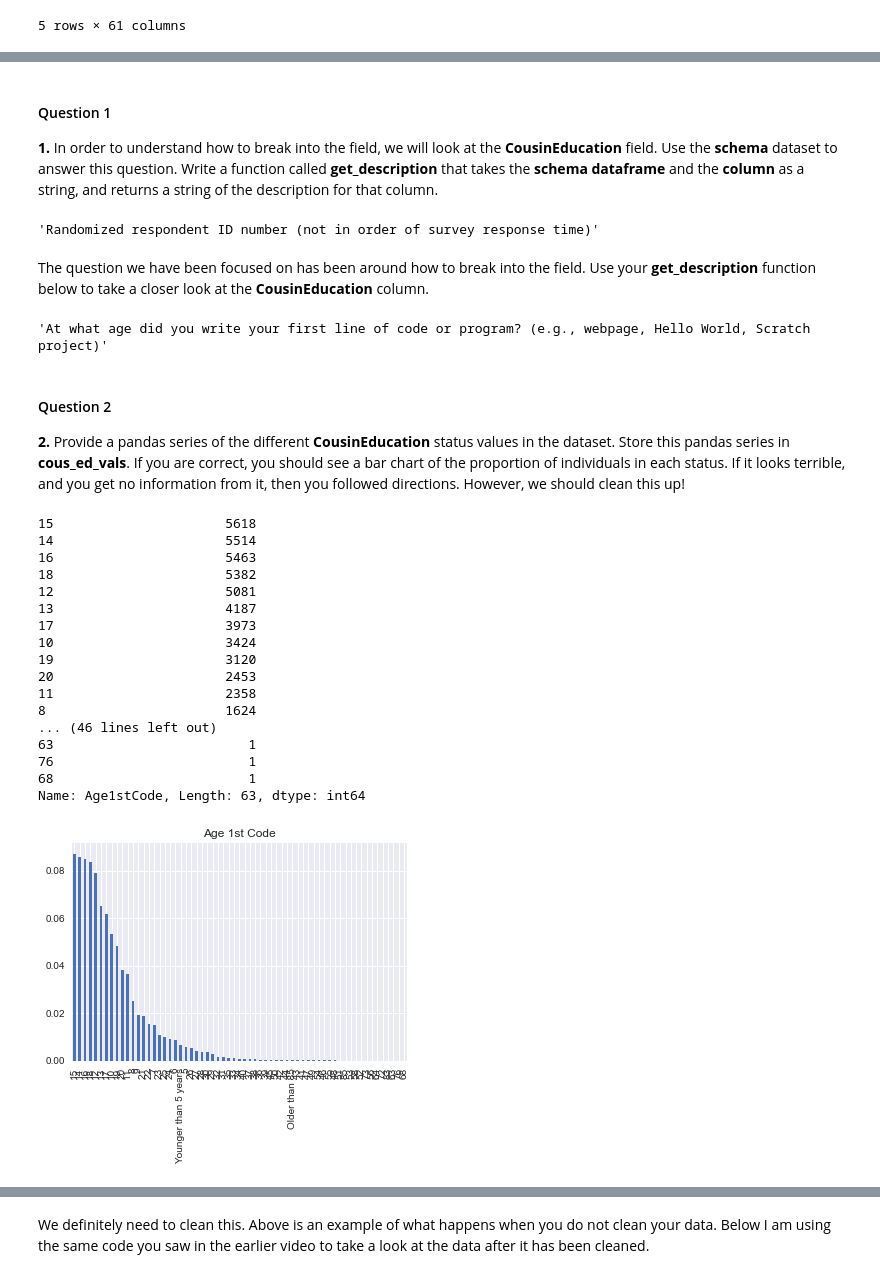
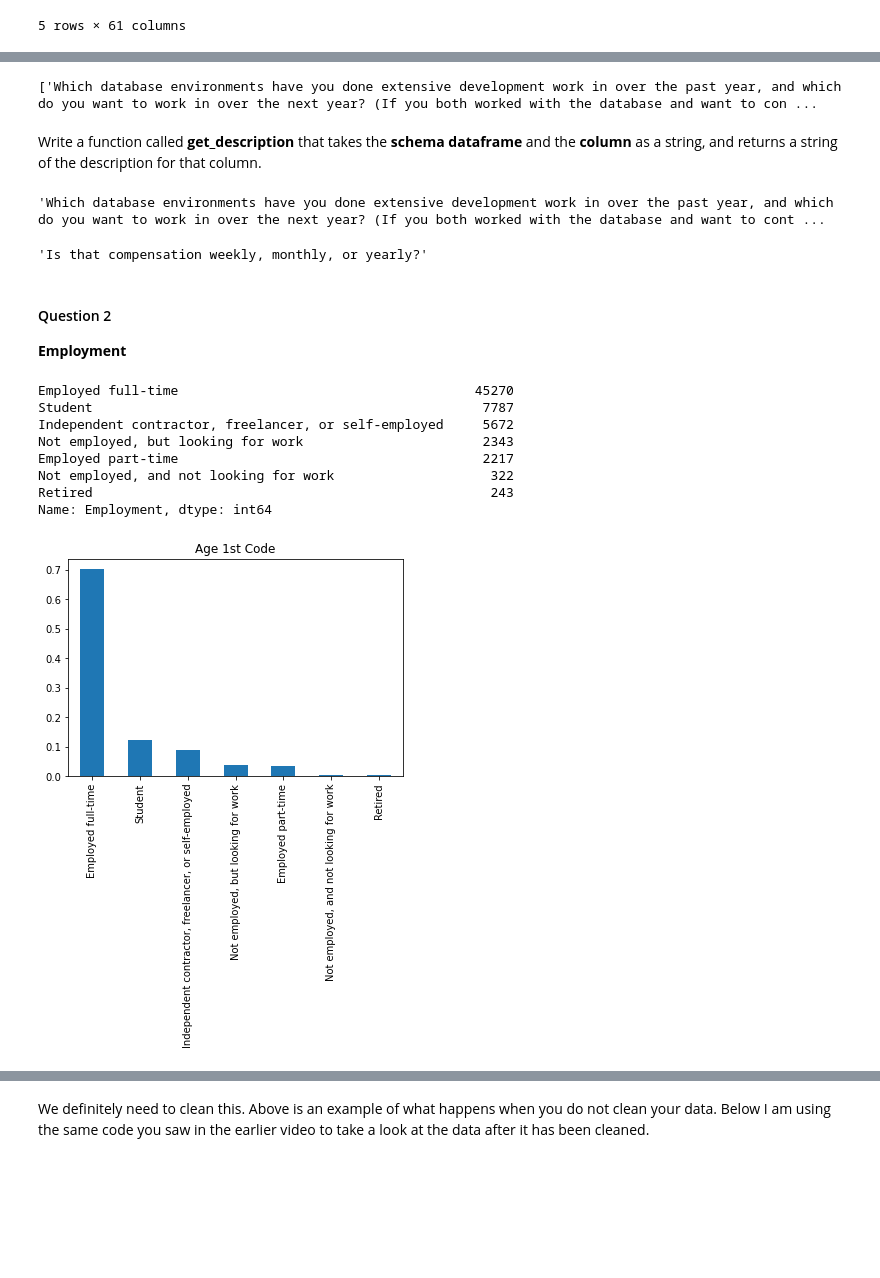
Before and after one commit to jessicayan12/Developer_Survey, a Jupyter notebook: developer_survey2020_explore.ipynb, the cells around one changed output, grey strips where cells are left out. Drawn from its saved outputs; the diff is of its cells as text; code cells hidden in the pictures; blank space fills up the shorter version.

Commit message:
database plot function

```diff
--- a/developer_survey2020_explore.ipynb
+++ b/developer_survey2020_explore.ipynb
@@ -32,7 +58,9 @@ schema.head()
+# %%
+list(schema[schema.Column=='DatabaseDesireNextYear']['QuestionText'])
+# %% [output]
+['Which database environments have you done extensive development work in over the past year, and which do you want to work in over the next year? (If you both worked with the database and want to con ...
 # %% [markdown]
-#### Question 1
-
-**1.** In order to understand how to break into the field, we will look at the **CousinEducation** field.  Use the **schema** dataset to answer this question.  Write a function called **get_description** that takes the **schema dataframe** and the **column** as a string, and returns a string of the description for that column.
+ Write a function called **get_description** that takes the **schema dataframe** and the **column** as a string, and returns a string of the description for that column.
 # %%
 def get_description(column_name, schema=schema):
     '''
@@ -43,49 +71,31 @@ def get_description(column_name, schema=schema):
     '''
     desc = list(schema[schema['Column'] == column_name]['QuestionText'])[0]
     return desc
-
-#test your code
-#Check your function against solution - you shouldn't need to change any of the below code
-get_description(df.columns[0]) # This should return a string of the first column description
 # %% [output]
-'Randomized respondent ID number (not in order of survey response time)'
+'Which database environments have you done extensive development work in over the past year, and which do you want to work in over the next year? (If you both worked with the database and want to cont ...
-# %% [markdown]
-The question we have been focused on has been around how to break into the field.  Use your **get_description** function below to take a closer look at the **CousinEducation** column.
 # %%
-get_description('')
+get_description('DatabaseDesireNextYear')
 # %% [output]
-'At what age did you write your first line of code or program? (e.g., webpage, Hello World, Scratch project)'
+'Is that compensation weekly, monthly, or yearly?'
-# %% [markdown]
-#### Question 2
-
-**2.** Provide a pandas series of the different **CousinEducation** status values in the dataset.  Store this pandas series in **cous_ed_vals**.  If you are correct, you should see a bar chart of the proportion of individuals in each status.  If it looks terrible, and you get no information from it, then you followed directions.  However, we should clean this up!
+# %% [markdown]
+#### Question 2
+
+**Employment**
 # %%
-cous_1st_vals = df.Age1stCode.value_counts()#Provide a pandas series of the counts for each CousinEducation status
+cous_em_vals = df.Employment.value_counts()#Provide a pandas series of the counts for each CousinEducation status
 
-cous_1st_vals # assure this looks right
+cous_em_vals # assure this looks right
 # %% [output]
-15                      5618
-14                      5514
-16                      5463
-18                      5382
-12                      5081
-13                      4187
-17                      3973
-10                      3424
-19                      3120
-20                      2453
-11                      2358
-8                       1624
-... (46 lines left out)
-63                         1
-76                         1
-68                         1
-Name: Age1stCode, Length: 63, dtype: int64
+Employed full-time                                      45270
+Student                                                  7787
+Independent contractor, freelancer, or self-employed     5672
+Not employed, but looking for work                       2343
+Employed part-time                                       2217
+Not employed, and not looking for work                    322
+Retired                                                   243
+Name: Employment, dtype: int64
 # %%
-# The below should be a bar chart of the proportion of individuals in your ed_vals
-# if it is set up correctly.
-
-(cous_1st_vals/df.shape[0]).plot(kind="bar");
+(cous_em_vals/df.shape[0]).plot(kind="bar");
 plt.title("Age 1st Code");
 # %% [output]
-[figure, old version]
+[figure, new version]
```
Also changed, not shown: parts of 6 cells of this notebook, 1 other file.
